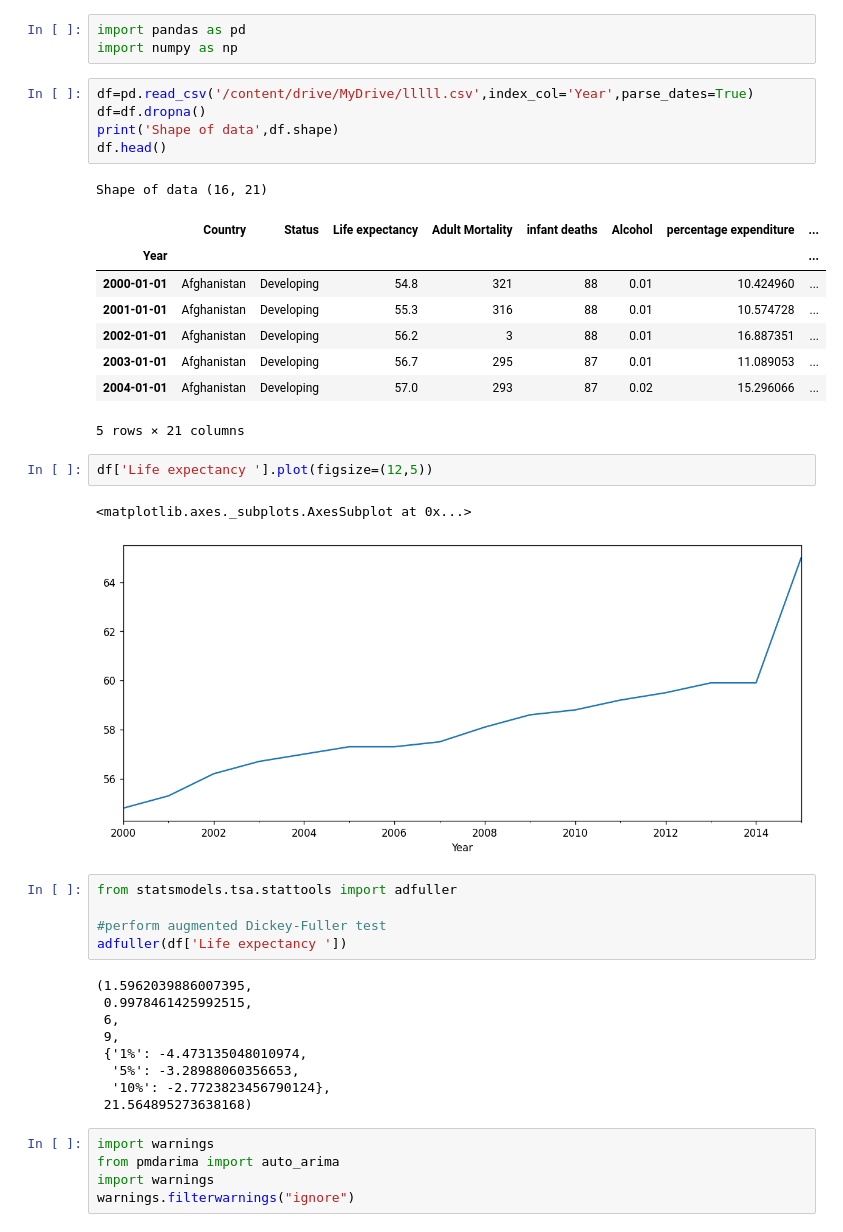
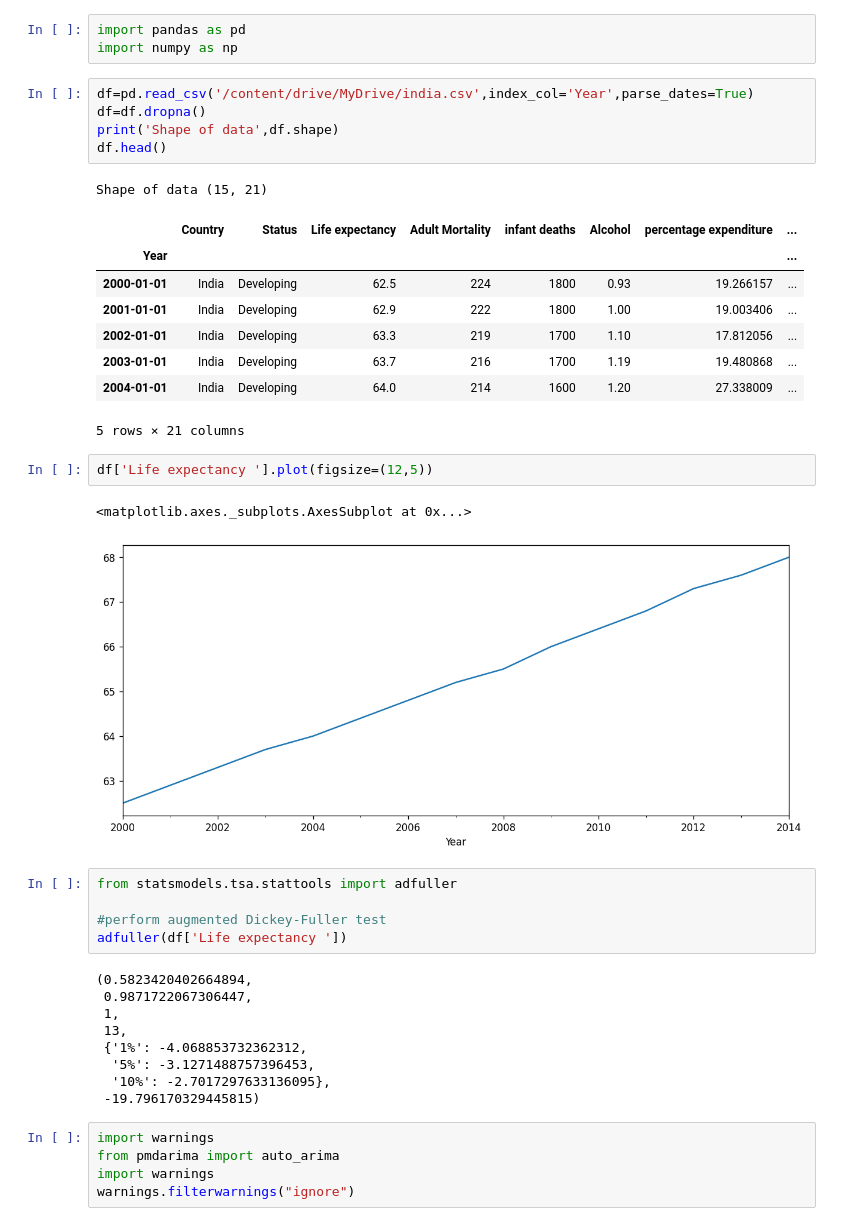
Before and after one commit to glennamaria/Projects, a Jupyter notebook: Untitled15.ipynb, the cells around one changed output. Saved outputs shown, nothing was run; the diff lists cells and outputs as text.

```diff
--- a/Untitled15.ipynb
+++ b/Untitled15.ipynb
@@ -25,39 +25,39 @@ Requirement already satisfied: pyparsing!=3.0.5,>=2.0.2 in /usr/local/lib/python
 import pandas as pd
 import numpy as np
 # %%
-df=pd.read_csv('/content/drive/MyDrive/lllll.csv',index_col='Year',parse_dates=True)
+df=pd.read_csv('/content/drive/MyDrive/india.csv',index_col='Year',parse_dates=True)
 df=df.dropna()
 print('Shape of data',df.shape)
 df.head()
 # %% [output]
-Shape of data (16, 21)
+Shape of data (15, 21)
 |  | Country | Status | Life expectancy | Adult Mortality | infant deaths | Alcohol | percentage expenditure | ... |
 | Year |  |  |  |  |  |  |  | ... |
-| 2000-01-01 | Afghanistan | Developing | 54.8 | 321 | 88 | 0.01 | 10.424960 | ... |
-| 2001-01-01 | Afghanistan | Developing | 55.3 | 316 | 88 | 0.01 | 10.574728 | ... |
-| 2002-01-01 | Afghanistan | Developing | 56.2 | 3 | 88 | 0.01 | 16.887351 | ... |
-| 2003-01-01 | Afghanistan | Developing | 56.7 | 295 | 87 | 0.01 | 11.089053 | ... |
-| 2004-01-01 | Afghanistan | Developing | 57.0 | 293 | 87 | 0.02 | 15.296066 | ... |
+| 2000-01-01 | India | Developing | 62.5 | 224 | 1800 | 0.93 | 19.266157 | ... |
+| 2001-01-01 | India | Developing | 62.9 | 222 | 1800 | 1.00 | 19.003406 | ... |
+| 2002-01-01 | India | Developing | 63.3 | 219 | 1700 | 1.10 | 17.812056 | ... |
+| 2003-01-01 | India | Developing | 63.7 | 216 | 1700 | 1.19 | 19.480868 | ... |
+| 2004-01-01 | India | Developing | 64.0 | 214 | 1600 | 1.20 | 27.338009 | ... |
 5 rows × 21 columns
 # %%
 df['Life expectancy '].plot(figsize=(12,5))
 # %% [output]
 <matplotlib.axes._subplots.AxesSubplot at 0x...>
-[figure, old version]
+[figure, new version]
 # %%
 from statsmodels.tsa.stattools import adfuller
 
 #perform augmented Dickey-Fuller test
 adfuller(df['Life expectancy '])
 # %% [output]
-(1.5962039886007395,
- 0.9978461425992515,
- 6,
- 9,
- {'1%': -4.473135048010974,
-  '5%': -3.28988060356653,
-  '10%': -2.7723823456790124},
- 21.564895273638168)
+(0.5823420402664894,
+ 0.9871722067306447,
+ 1,
+ 13,
+ {'1%': -4.068853732362312,
+  '5%': -3.1271488757396453,
+  '10%': -2.7017297633136095},
+ -19.796170329445815)
 # %%
 import warnings
 from pmdarima import auto_arima
```
Also changed, not shown: parts of 25 cells of this notebook.
